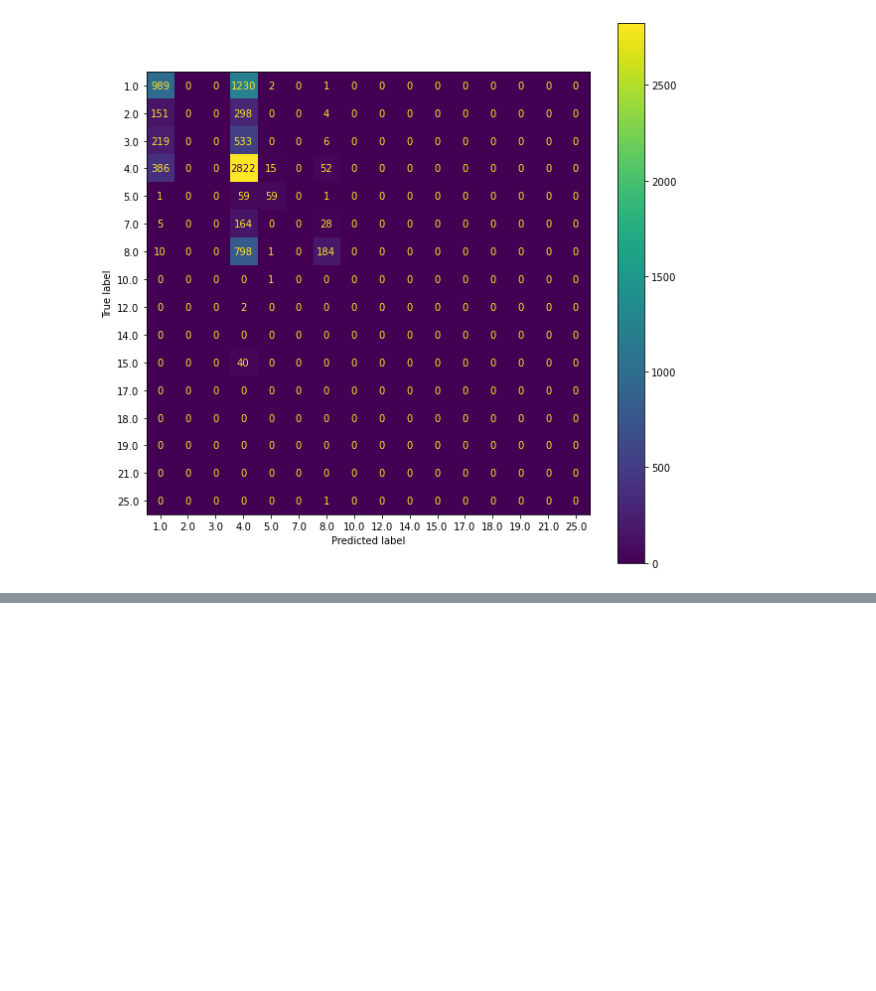
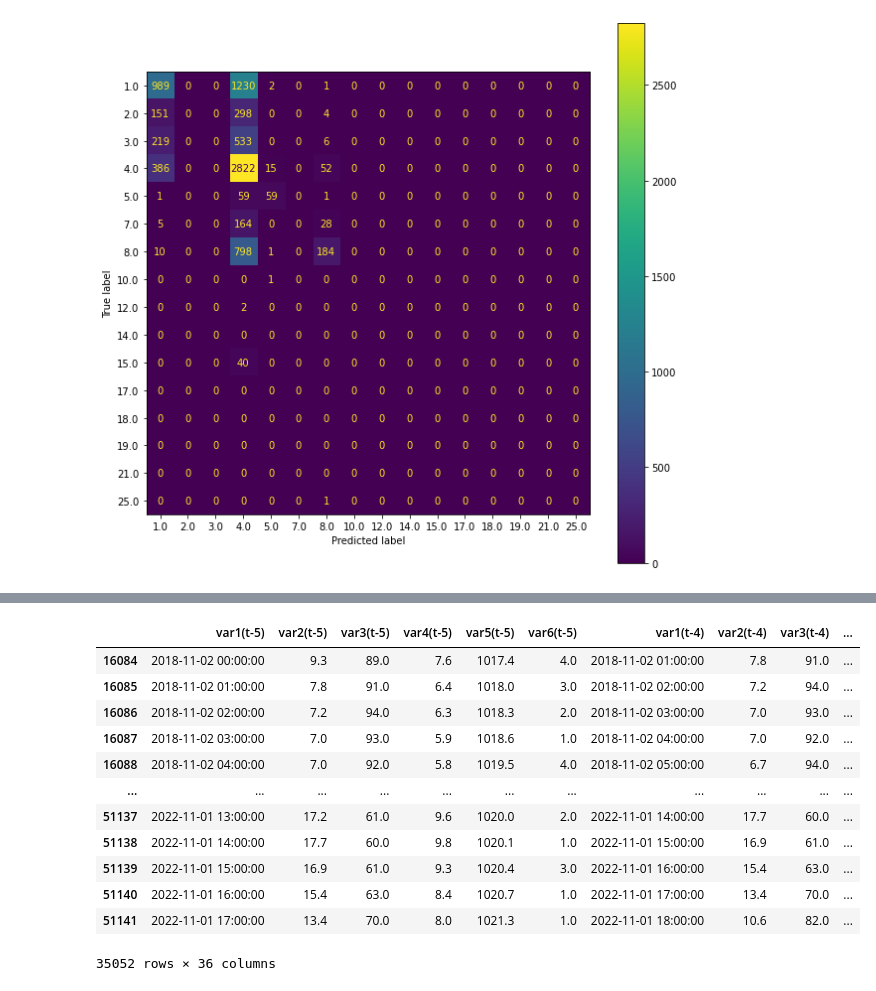
Before and after one commit to yassdenn/WeatherPrediction, a Jupyter notebook: 3_predictionModel.ipynb, the cells around one changed output, grey strips where cells are left out. Saved outputs shown, nothing was run; the diff lists cells and outputs as text; code cells hidden in the pictures; blank space fills up the shorter version.

```diff
--- a/3_predictionModel.ipynb
+++ b/3_predictionModel.ipynb
@@ -17,3 +25,5 @@ set_config(display="diagram")
+# %%
+pd.set_option('display.max_columns',None)
 # %%
 df_weather = pd.read_pickle('weatherdata')
 # %%
@@ -118,0 +133,3 @@ disp.plot(ax=ax)
+# %%
+df = df_weather[['time_now','temp_now','rhum_now','dwpt_now','pres_now','coco_now']]
+df
@@ -118,0 +154,43 @@ disp.plot(ax=ax)
+# %%
+#https://machinelearningmastery.com/convert-time-series-supervised-learning-problem-python/
+# convert series to supervised learning
+def series_to_supervised(data, n_in=5, n_out=1, dropnan=True):
+ n_vars = 1 if type(data) is list else data.shape[1]
+ df = pd.DataFrame(data)
+ cols, names = list(), list()
+ # input sequence (t-n, ... t-1)
+ for i in range(n_in, 0, -1):
+    cols.append(df.shift(i))
+    names += [('var%d(t-%d)' % (j+1, i)) for j in range(n_vars)]
+ # forecast sequence (t, t+1, ... t+n)
+ for i in range(0, n_out):
+    cols.append(df.shift(-i))
+    if i == 0:
+        names += [('var%d(t)' % (j+1)) for j in range(n_vars)]
+    else:
+        names += [('var%d(t+%d)' % (j+1, i)) for j in range(n_vars)]
+ # put it all together
+ agg = pd.concat(cols, axis=1)
+ agg.columns = names
+ # drop rows with NaN values
+ if dropnan:
+    agg.dropna(inplace=True)
+ return agg
+# %%
+reframed = series_to_supervised(df, 5)
+# %%
+reframed
+# %% [output]
+|  | var1(t-5) | var2(t-5) | var3(t-5) | var4(t-5) | var5(t-5) | var6(t-5) | var1(t-4) | var2(t-4) | var3(t-4) | ... |
+| 16084 | 2018-11-02 00:00:00 | 9.3 | 89.0 | 7.6 | 1017.4 | 4.0 | 2018-11-02 01:00:00 | 7.8 | 91.0 | ... |
+| 16085 | 2018-11-02 01:00:00 | 7.8 | 91.0 | 6.4 | 1018.0 | 3.0 | 2018-11-02 02:00:00 | 7.2 | 94.0 | ... |
+| 16086 | 2018-11-02 02:00:00 | 7.2 | 94.0 | 6.3 | 1018.3 | 2.0 | 2018-11-02 03:00:00 | 7.0 | 93.0 | ... |
+| 16087 | 2018-11-02 03:00:00 | 7.0 | 93.0 | 5.9 | 1018.6 | 1.0 | 2018-11-02 04:00:00 | 7.0 | 92.0 | ... |
+| 16088 | 2018-11-02 04:00:00 | 7.0 | 92.0 | 5.8 | 1019.5 | 4.0 | 2018-11-02 05:00:00 | 6.7 | 94.0 | ... |
+| ... | ... | ... | ... | ... | ... | ... | ... | ... | ... | ... |
+| 51137 | 2022-11-01 13:00:00 | 17.2 | 61.0 | 9.6 | 1020.0 | 2.0 | 2022-11-01 14:00:00 | 17.7 | 60.0 | ... |
+| 51138 | 2022-11-01 14:00:00 | 17.7 | 60.0 | 9.8 | 1020.1 | 1.0 | 2022-11-01 15:00:00 | 16.9 | 61.0 | ... |
+| 51139 | 2022-11-01 15:00:00 | 16.9 | 61.0 | 9.3 | 1020.4 | 3.0 | 2022-11-01 16:00:00 | 15.4 | 63.0 | ... |
+| 51140 | 2022-11-01 16:00:00 | 15.4 | 63.0 | 8.4 | 1020.7 | 1.0 | 2022-11-01 17:00:00 | 13.4 | 70.0 | ... |
+| 51141 | 2022-11-01 17:00:00 | 13.4 | 70.0 | 8.0 | 1021.3 | 1.0 | 2022-11-01 18:00:00 | 10.6 | 82.0 | ... |
+35052 rows × 36 columns
```
Also changed, not shown: parts of 16 cells of this notebook, 2 other files.
